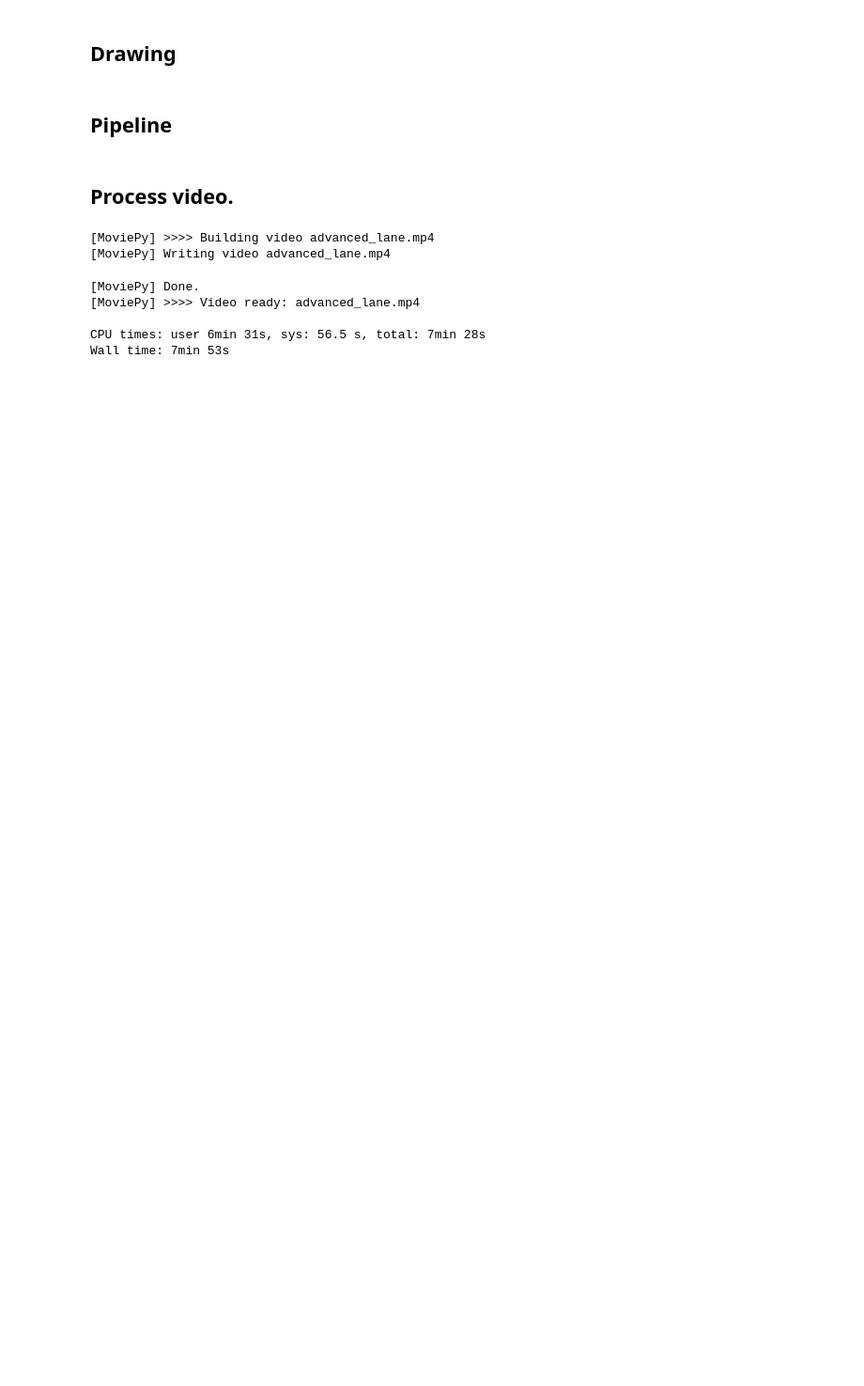
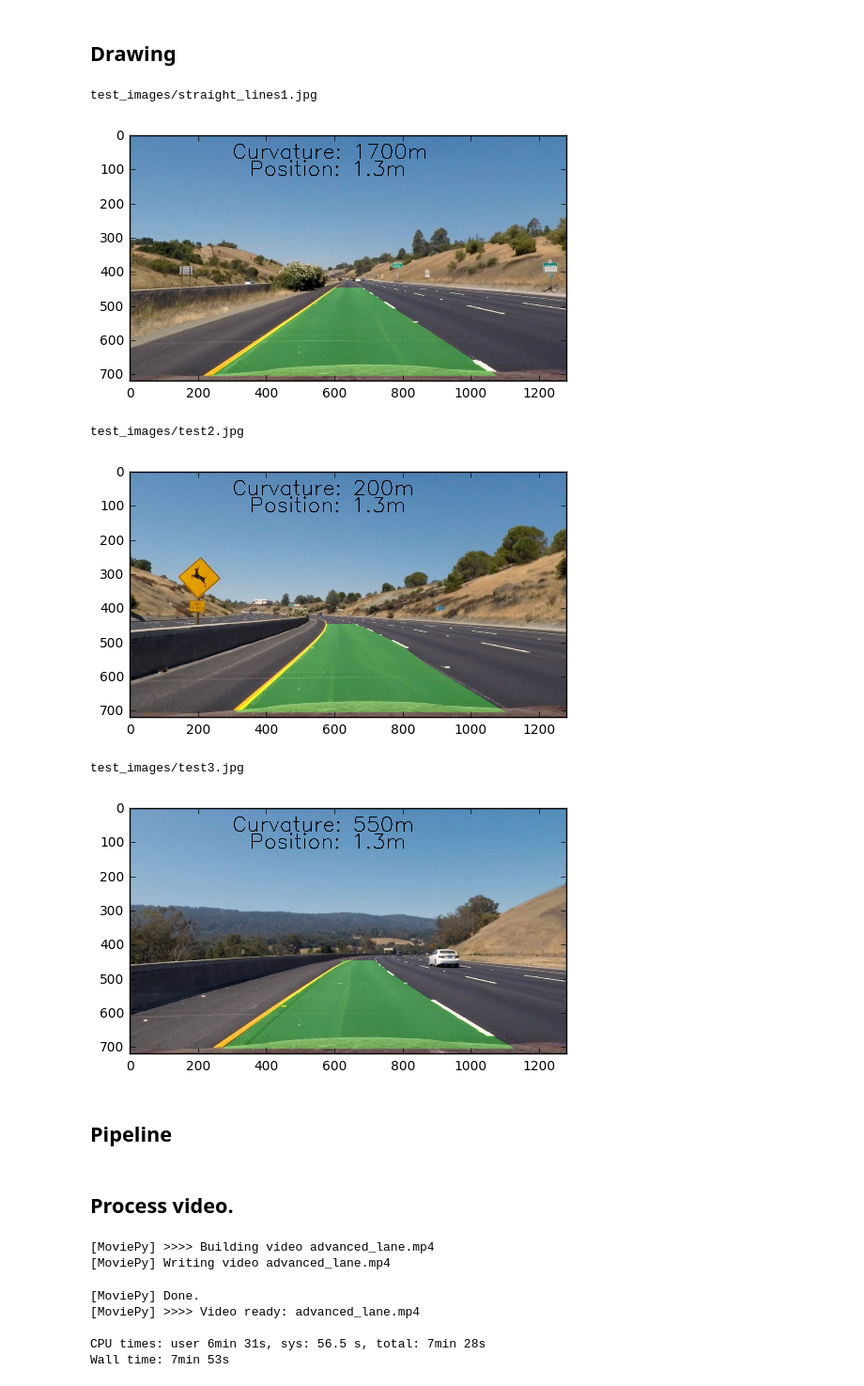
Before and after one commit to hfoffani/Advanced-Lane-Lines, a Jupyter notebook: image-proc.ipynb, the cells around one changed output. Shown: that part at 94% size. Drawn from its saved outputs; the diff is of its cells as text; code cells hidden in the pictures; blank space fills up the shorter version.

```diff
--- a/image-proc.ipynb
+++ b/image-proc.ipynb
@@ -452,7 +472,7 @@ if do_tests:
 ## Drawing
 # %%
 
-def draw(undist, warped, left_fitx, right_fitx, ploty, l_curve, r_curve):
+def draw(undist, warped, left_fitx, right_fitx, ploty, l_curve, r_curve, car_pos):
 
     # Create an image to draw the lines on
     warp_zero = np.zeros_like(warped).astype(np.uint8)
@@ -473,42 +493,56 @@ def draw(undist, warped, left_fitx, right_fitx, ploty, l_curve, r_curve):
     # Combine the result with the original image
     result = cv2.addWeighted(undist, 1, newwarp, 0.3, 0)
 
-    # add text
-    msg = "%.0fm" % ((l_curve + r_curve) / 2)
+    # Add texts
+    msg1 = "Curvature: %.0fm" % round_curvature(l_curve, r_curve)
+    msg2 = "Position: %.1fm" % car_pos
     font = cv2.FONT_HERSHEY_SIMPLEX
-    cv2.putText(result, msg,(500,100), font, 2,(0,0,0),2)
+    cv2.putText(result, msg1,(300,70), font, 2,(0,0,0),2)
+    cv2.putText(result, msg2,(350,120), font, 2,(0,0,0),2)
+
+    #msg = "%.0fm" % ((l_curve + r_curve) / 2)
+    #font = cv2.FONT_HERSHEY_SIMPLEX
+    #cv2.putText(result, msg,(500,100), font, 2,(0,0,0),2)
 
     return result
 
 
 def _test_draw():
     objpoints, imgpoints = get_cam_calib()
     ret, mtx, dist, rvecs, tvecs = cv2.calibrateCamera(objpoints, imgpoints, imgshape, None, None)
 
     testfiles = [ 'straight_lines1', 'test2', 'test3']
     files = [ 'test_images/'+f+'.jpg' for f in testfiles ]
     for imgfile in files:
         print(imgfile)
 
         imgori = cv2.imread(imgfile)
         imgori = cv2.cvtColor(imgori, cv2.COLOR_BGR2RGB)
 
         undist = cv2.undistort(imgori, mtx, dist, None, mtx)
         img = transform_perspective(undist, srcpoints, dstpoints)
         img = thresholded(img)
 
         bw = merge_colors(img)
         window_centroids = find_window_centroids(bw, window_width, window_height, margin)
         l_fit, r_fit, lxs, rxs, ys = fit_poly(window_centroids)
         l_curve, r_curve = curvature(l_fit, r_fit, lxs, rxs, ys)
+        car_pos = position(l_fit, r_fit, lxs, rxs, ys)
 
-        result = draw(undist, bw, lxs, rxs, ys, l_curve, r_curve)
+        result = draw(undist, bw, lxs, rxs, ys, l_curve, r_curve, car_pos)
 
         plt.imshow(result)
         plt.show()
 
-if do_tests:
+if True or show_images:
     _test_draw()
+# %% [output]
+test_images/straight_lines1.jpg
+[figure, added]
+test_images/test2.jpg
+[figure, added]
+test_images/test3.jpg
+[figure, added]
 # %% [markdown]
 ## Pipeline
 # %%
```
Also changed, not shown: parts of 8 cells of this notebook.
